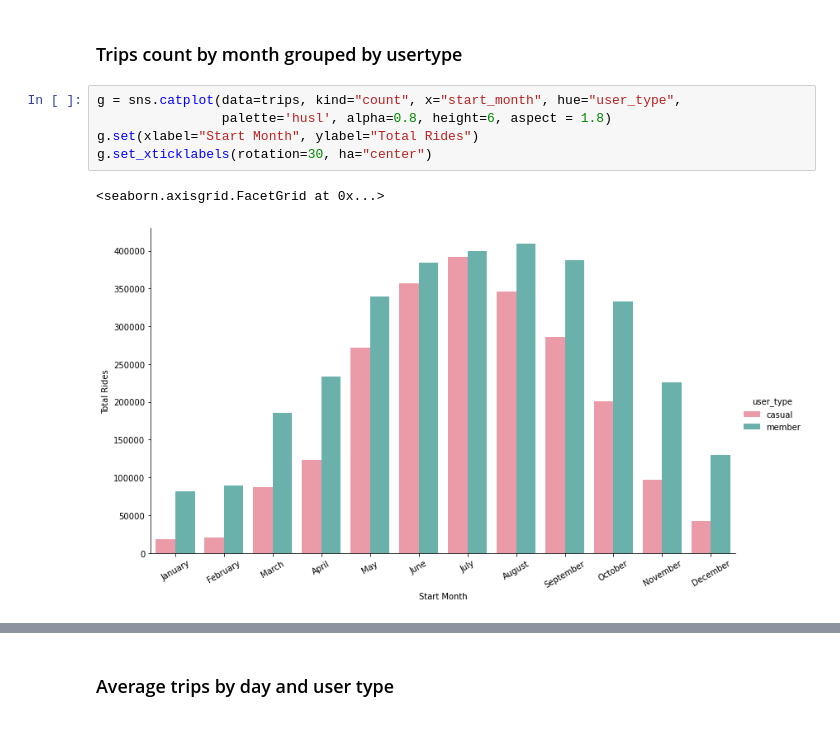
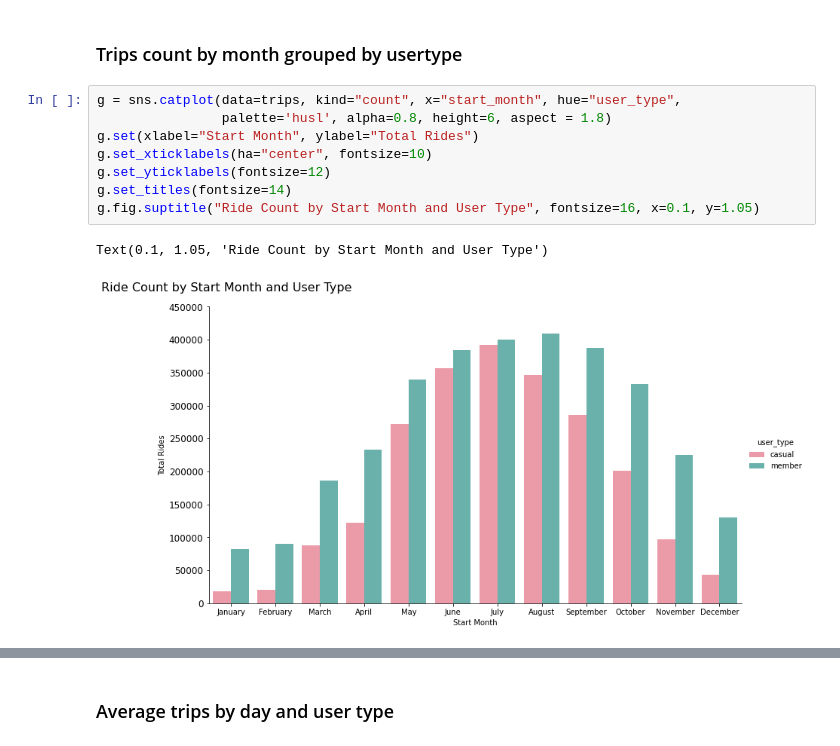
Before and after one commit to FedeDipa91/pbix, a Jupyter notebook: BikeSharing/BikeSharing_cd_analysis.ipynb, the cells around one changed output, grey strips where cells are left out. Drawn from its saved outputs; the diff is of its cells as text.

```diff
--- a/BikeSharing/BikeSharing_cd_analysis.ipynb
+++ b/BikeSharing/BikeSharing_cd_analysis.ipynb
@@ -66,8 +92,11 @@ memory usage: 664.1+ MB
 # %%
 g = sns.catplot(data=trips, kind="count", x="start_month", hue="user_type",
                 palette='husl', alpha=0.8, height=6, aspect = 1.8)
 g.set(xlabel="Start Month", ylabel="Total Rides")
-g.set_xticklabels(rotation=30, ha="center")
+g.set_xticklabels(ha="center", fontsize=10)
+g.set_yticklabels(fontsize=12)
+g.set_titles(fontsize=14)
+g.fig.suptitle("Ride Count by Start Month and User Type", fontsize=16, x=0.1, y=1.05)
 # %% [output]
-<seaborn.axisgrid.FacetGrid at 0x...>
+Text(0.1, 1.05, 'Ride Count by Start Month and User Type')
-[figure, old version]
+[figure, new version]
```
Also changed, not shown: parts of 27 cells of this notebook.
